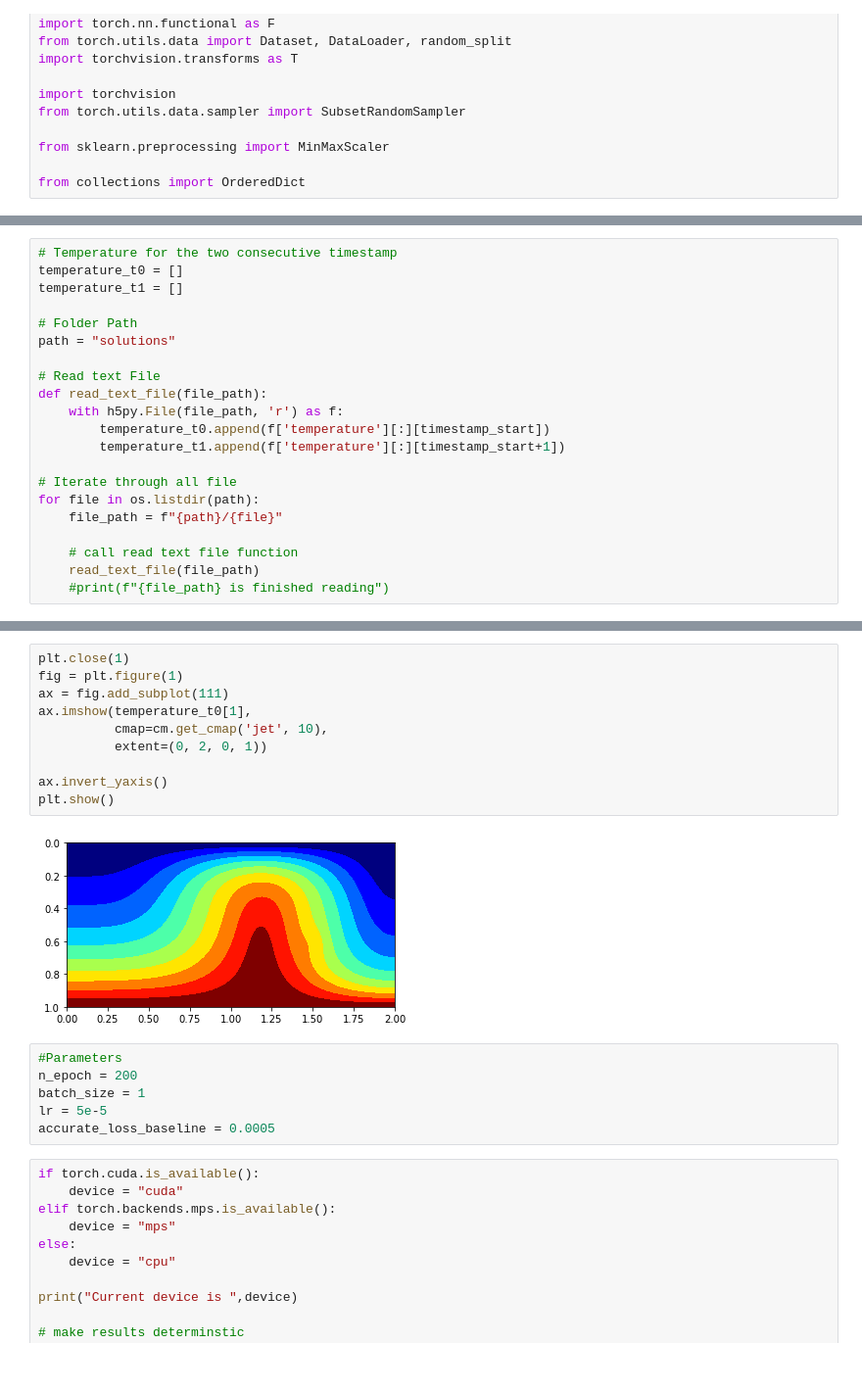
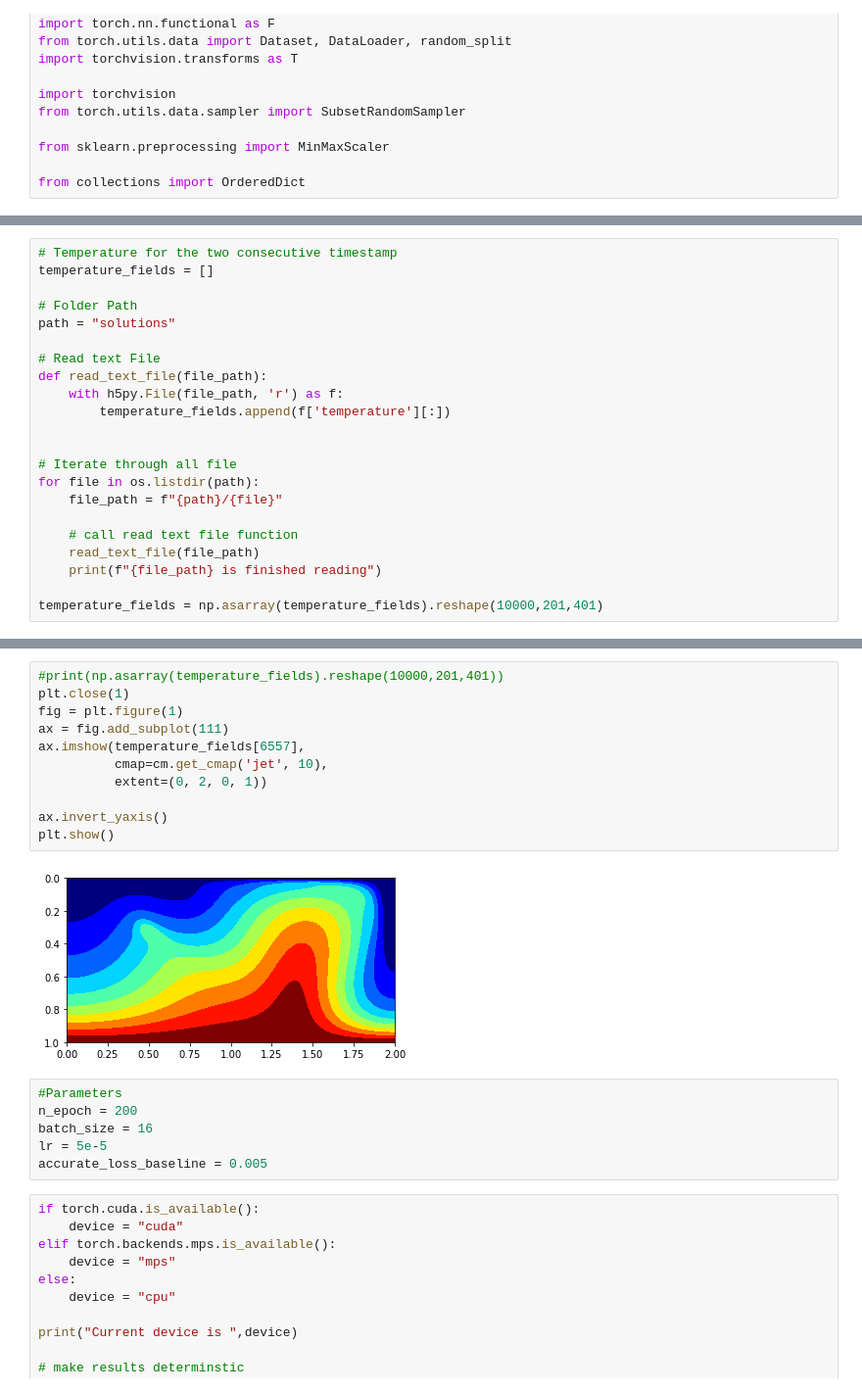
Before and after one commit to GiteonCaulfied/COMP4560_stokes_ml_project, a Jupyter notebook: 2D_ConvAE.ipynb, the cells around one changed output, grey strips where cells are left out. Shown at 98% size. Cells and saved outputs as stored; diff of their text form.

```diff
--- a/2D_ConvAE.ipynb
+++ b/2D_ConvAE.ipynb
@@ -24,7 +24,6 @@ timestamp_start = 50
 # %%
 # Temperature for the two consecutive timestamp
-temperature_t0 = []
-temperature_t1 = []
+temperature_fields = []
 
 # Folder Path
 path = "solutions"
@@ -32,8 +31,8 @@ path = "solutions"
 # Read text File
 def read_text_file(file_path):
     with h5py.File(file_path, 'r') as f:
-        temperature_t0.append(f['temperature'][:][timestamp_start])
-        temperature_t1.append(f['temperature'][:][timestamp_start+1])
+        temperature_fields.append(f['temperature'][:])
+
 
 # Iterate through all file
 for file in os.listdir(path):
@@ -41,4 +40,6 @@ for file in os.listdir(path):
 
     # call read text file function
     read_text_file(file_path)
-    #print(f"{file_path} is finished reading")
+    print(f"{file_path} is finished reading")
+
+temperature_fields = np.asarray(temperature_fields).reshape(10000,201,401)
@@ -45,21 +64,22 @@ for file in os.listdir(path):
 # %%
+#print(np.asarray(temperature_fields).reshape(10000,201,401))
 plt.close(1)
 fig = plt.figure(1)
 ax = fig.add_subplot(111)
-ax.imshow(temperature_t0[1],
+ax.imshow(temperature_fields[6557],
           cmap=cm.get_cmap('jet', 10),
           extent=(0, 2, 0, 1))
 
 ax.invert_yaxis()
 plt.show()
 # %% [output]
-[figure, old version]
+[figure, new version]
 # %%
 #Parameters
 n_epoch = 200
-batch_size = 1
+batch_size = 16
 lr = 5e-5
-accurate_loss_baseline = 0.0005
+accurate_loss_baseline = 0.005
 # %%
 if torch.cuda.is_available():
     device = "cuda"
```
Also changed, not shown: parts of 14 cells of this notebook, 2 other files.
